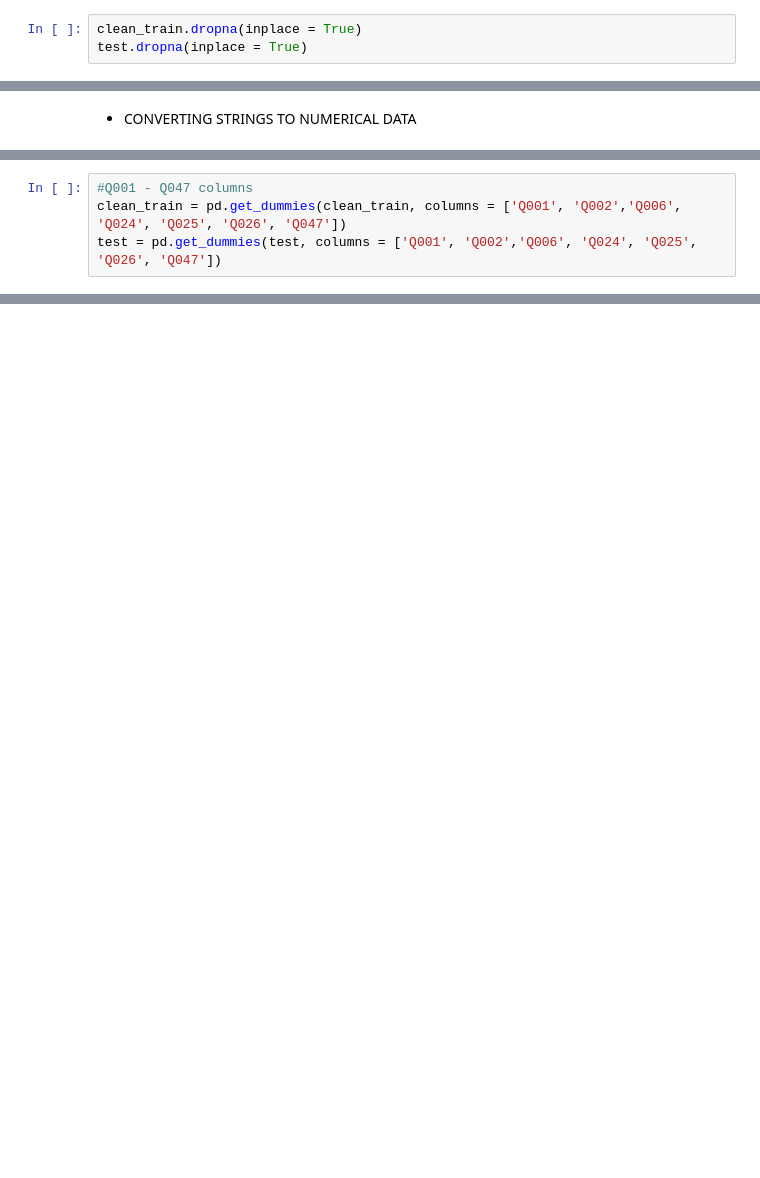
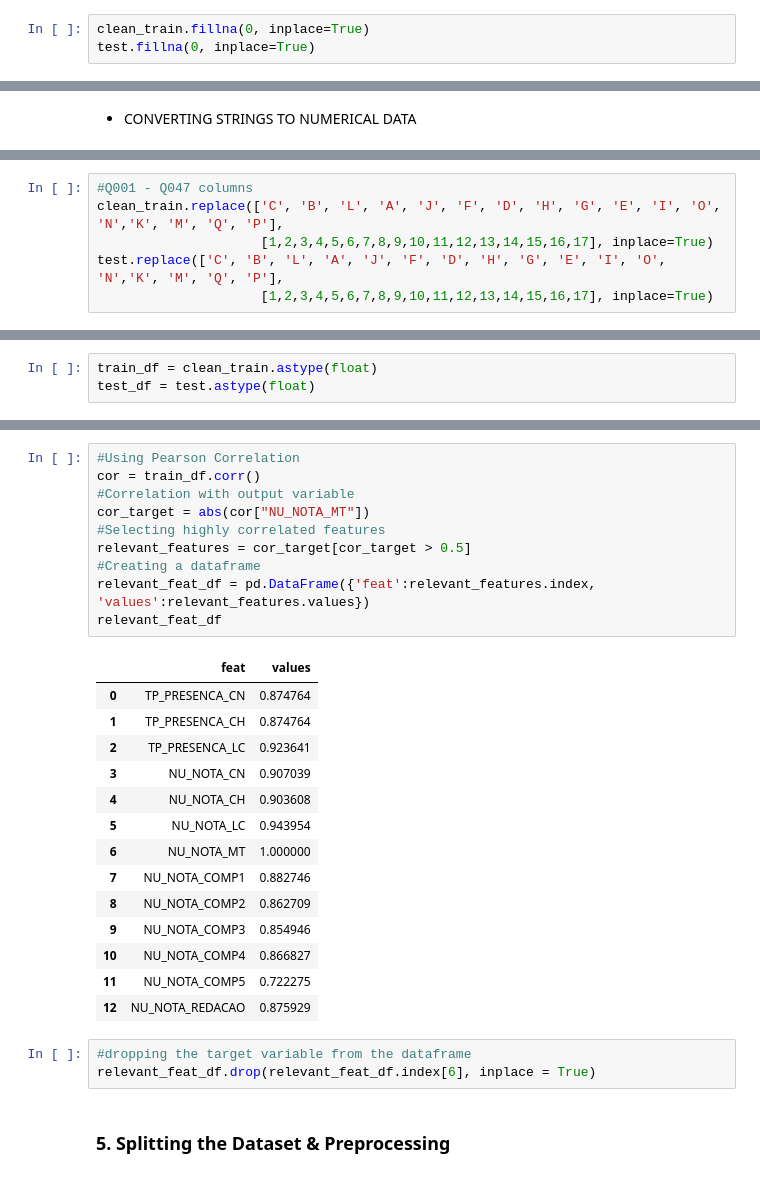
Before and after one commit to japana26/math-scores-ml-project, a Jupyter notebook: main.ipynb, the cells around one changed output, grey strips where cells are left out. Cells and saved outputs as stored; diff of their text form; blank space fills up the shorter version.

```diff
--- a/main.ipynb
+++ b/main.ipynb
@@ -242,7 +263,7 @@ test.drop(['NU_INSCRICAO', 'TP_DEPENDENCIA_ADM_ESC', 'TP_ENSINO', 'Q027', 'CO_PR
           axis=1, inplace=True)
 # %%
-clean_train.dropna(inplace = True)
-test.dropna(inplace = True)
+clean_train.fillna(0, inplace=True)
+test.fillna(0, inplace=True)
 # %% [output]
 A value is trying to be set on a copy of a slice from a DataFrame
 
@@ -318,6 +309,2 @@ See the caveats in the documentation: https://pandas.pydata.org/pandas-docs/stab
-# %%
-#Q001 - Q047 columns
-clean_train = pd.get_dummies(clean_train, columns = ['Q001', 'Q002','Q006', 'Q024', 'Q025', 'Q026', 'Q047'])
-test = pd.get_dummies(test, columns = ['Q001', 'Q002','Q006', 'Q024', 'Q025', 'Q026', 'Q047'])
 # %%
 test['SG_UF_RESIDENCIA'].unique()
@@ -323,0 +314,6 @@ test['SG_UF_RESIDENCIA'].unique()
+# %%
+#Q001 - Q047 columns
+clean_train.replace(['C', 'B', 'L', 'A', 'J', 'F', 'D', 'H', 'G', 'E', 'I', 'O', 'N','K', 'M', 'Q', 'P'],
+                     [1,2,3,4,5,6,7,8,9,10,11,12,13,14,15,16,17], inplace=True)
+test.replace(['C', 'B', 'L', 'A', 'J', 'F', 'D', 'H', 'G', 'E', 'I', 'O', 'N','K', 'M', 'Q', 'P'],
+                     [1,2,3,4,5,6,7,8,9,10,11,12,13,14,15,16,17], inplace=True)
@@ -323,0 +327,3 @@ test['SG_UF_RESIDENCIA'].unique()
+# %%
+train_df = clean_train.astype(float)
+test_df = test.astype(float)
@@ -323,0 +339,30 @@ test['SG_UF_RESIDENCIA'].unique()
+# %%
+#Using Pearson Correlation
+cor = train_df.corr()
+#Correlation with output variable
+cor_target = abs(cor["NU_NOTA_MT"])
+#Selecting highly correlated features
+relevant_features = cor_target[cor_target > 0.5]
+#Creating a dataframe
+relevant_feat_df = pd.DataFrame({'feat':relevant_features.index, 'values':relevant_features.values})
+relevant_feat_df
+# %% [output]
+|  | feat | values |
+| 0 | TP_PRESENCA_CN | 0.874764 |
+| 1 | TP_PRESENCA_CH | 0.874764 |
+| 2 | TP_PRESENCA_LC | 0.923641 |
+| 3 | NU_NOTA_CN | 0.907039 |
+| 4 | NU_NOTA_CH | 0.903608 |
+| 5 | NU_NOTA_LC | 0.943954 |
+| 6 | NU_NOTA_MT | 1.000000 |
+| 7 | NU_NOTA_COMP1 | 0.882746 |
+| 8 | NU_NOTA_COMP2 | 0.862709 |
+| 9 | NU_NOTA_COMP3 | 0.854946 |
+| 10 | NU_NOTA_COMP4 | 0.866827 |
+| 11 | NU_NOTA_COMP5 | 0.722275 |
+| 12 | NU_NOTA_REDACAO | 0.875929 |
+# %%
+#dropping the target variable from the dataframe
+relevant_feat_df.drop(relevant_feat_df.index[6], inplace = True)
+# %% [markdown]
+### 5. Splitting the Dataset & Preprocessing
```
Also changed, not shown: parts of 42 cells of this notebook.
